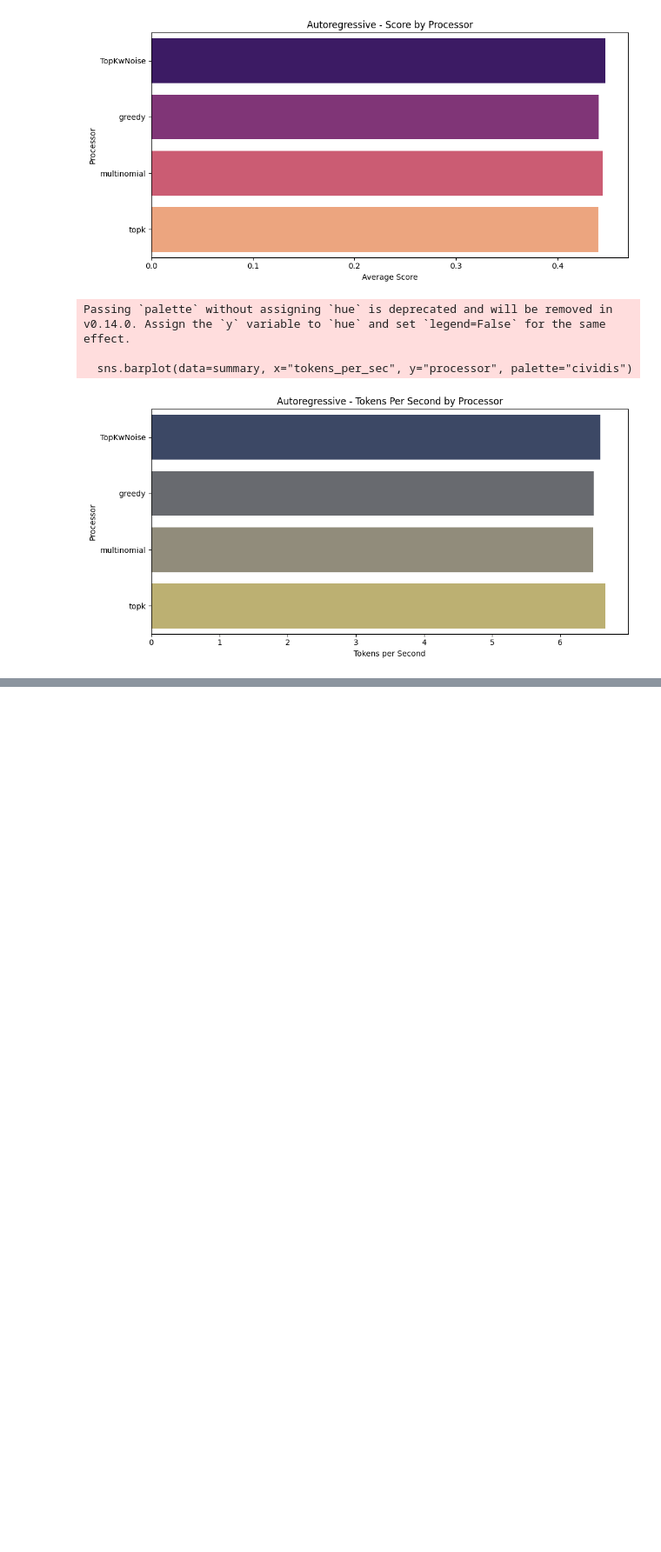
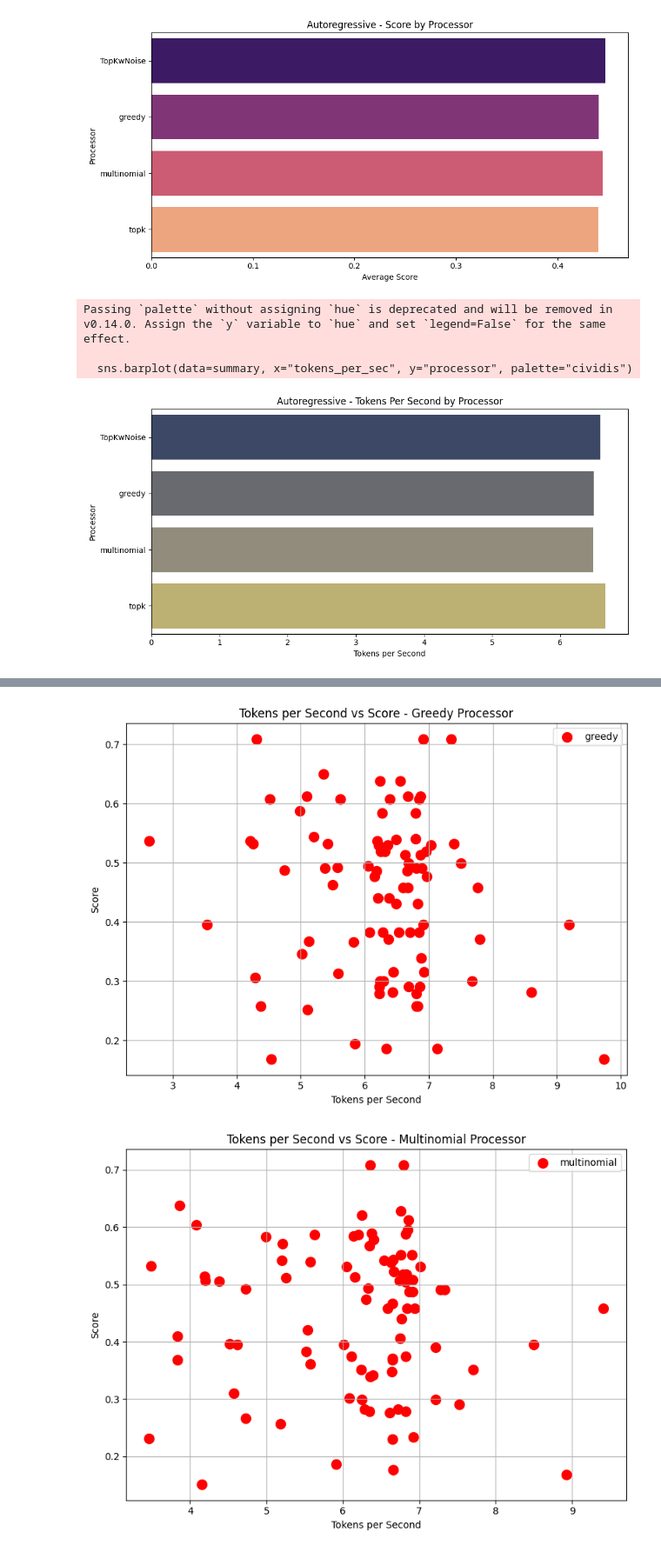
Before and after one commit to EulerMacaroni/Speculative-Decoding, a Jupyter notebook: results/Analysis.ipynb, the cells around one changed output, grey strips where cells are left out. Shown at 87% size. Saved outputs shown, nothing was run; the diff lists cells and outputs as text; code cells hidden in the pictures; blank space fills up the shorter version.

```diff
--- a/results/Analysis.ipynb
+++ b/results/Analysis.ipynb
@@ -240,0 +324,25 @@ Passing `palette` without assigning `hue` is deprecated and will be removed in v
+# %%
+# Create a scatter plot for tokens_per_sec vs acceptance_rate, grouped by processor
+
+# Get unique processors
+processors = df["processor"].unique()
+
+# Create a separate graph for each processor
+for processor in processors:
+    processor_data = df[df["processor"] == processor]  # Filter data for the processor
+
+    # Plot the data
+    plt.figure(figsize=(8, 6))
+    plt.scatter(processor_data["tokens_per_sec"], processor_data["score"], label=processor, color="red", s=100)
+    plt.title(f"Tokens per Second vs Score - {processor.capitalize()} Processor")
+    plt.xlabel("Tokens per Second")
+    plt.ylabel("Score")
+    plt.grid(True)
+    plt.legend()
+    plt.tight_layout()
+
+    # Show each graph one by one
+    plt.show()
+# %% [output]
+[figure, added]
+[figure, added]
```
Also changed, not shown: parts of 6 cells of this notebook.
